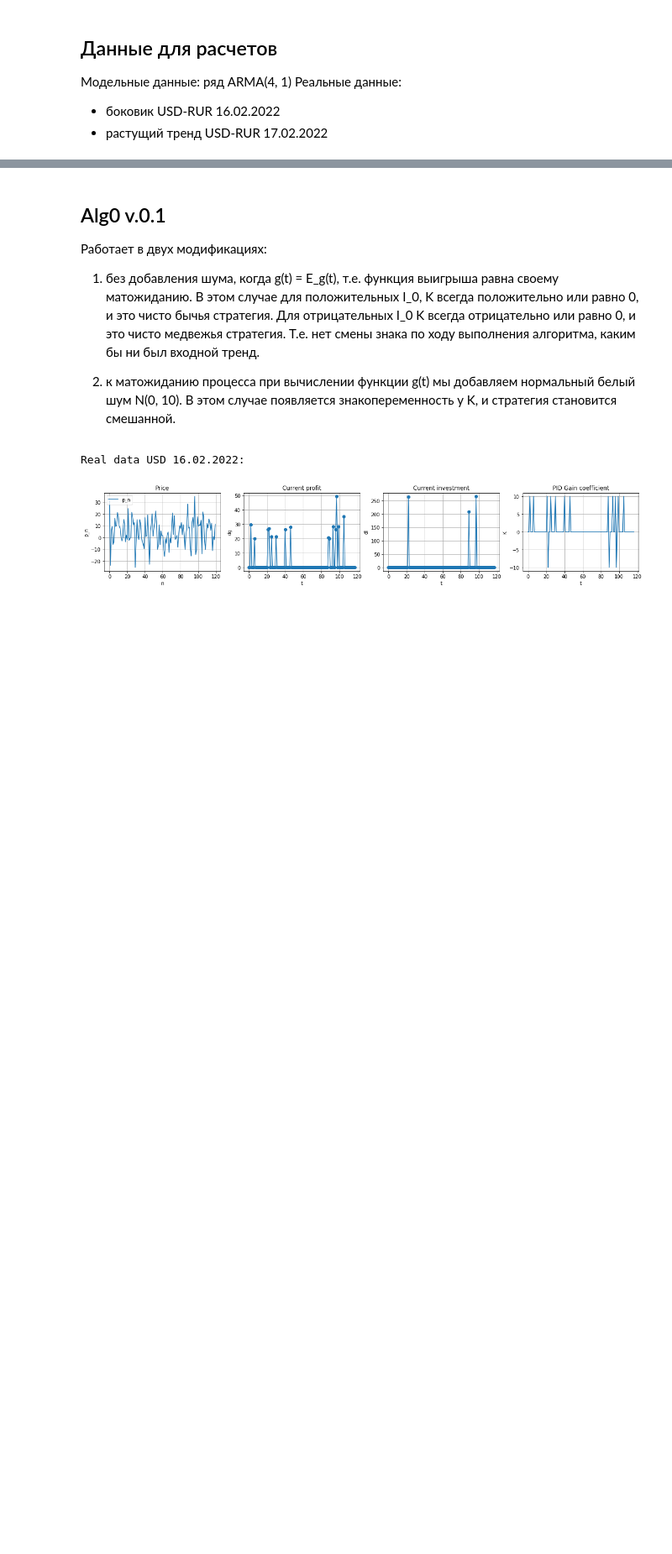
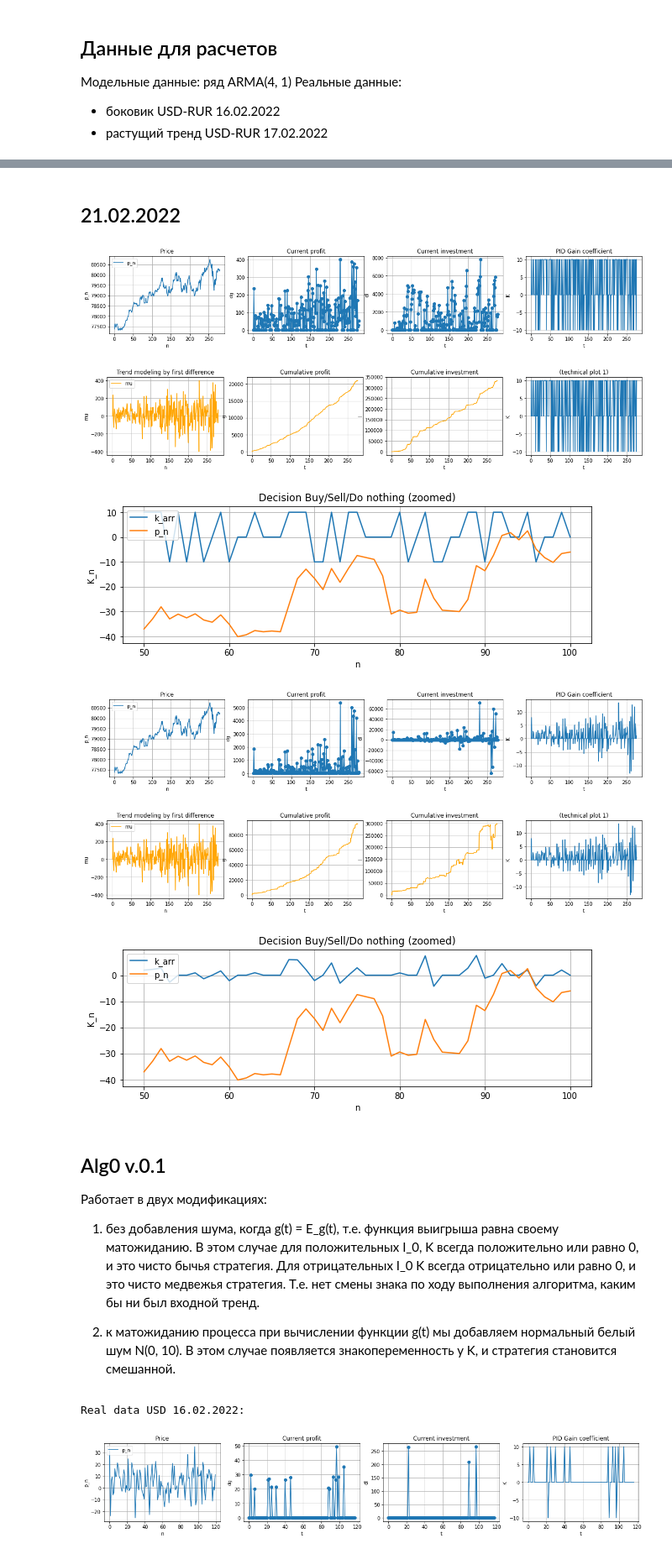
Before and after one commit to vadimvshepelev/test-alg, a Jupyter notebook: simple-pid.ipynb, the cells around one changed output, grey strips where cells are left out. Shown at 84% size. Cells and saved outputs as stored; diff of their text form; code cells hidden in the pictures; blank space fills up the shorter version.

```diff
--- a/simple-pid.ipynb
+++ b/simple-pid.ipynb
@@ -375,3 +436,15 @@ plt.show()
+# %% [markdown]
+## 21.02.2022
+# %%
+alg.calc_alg0(p_arr_si_21, mu_arr_si_21, 1.)
+alg.calc_alg2(p_arr_si_21, mu_arr_si_21, 1.)
+# %% [output]
+[figure, added]
+[figure, added]
+[figure, added]
+[figure, added]
+[figure, added]
+[figure, added]
 # %% [markdown]
 ## Alg0 v.0.1
 
```
Also changed, not shown: parts of 10 cells of this notebook, 2 other files.
